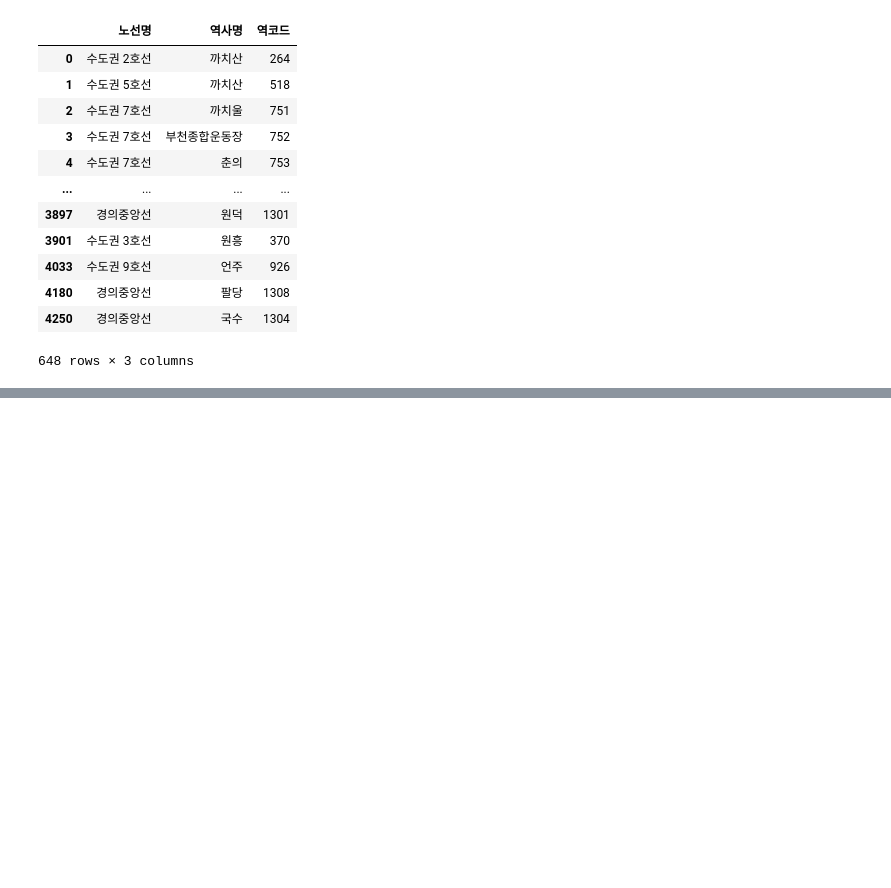
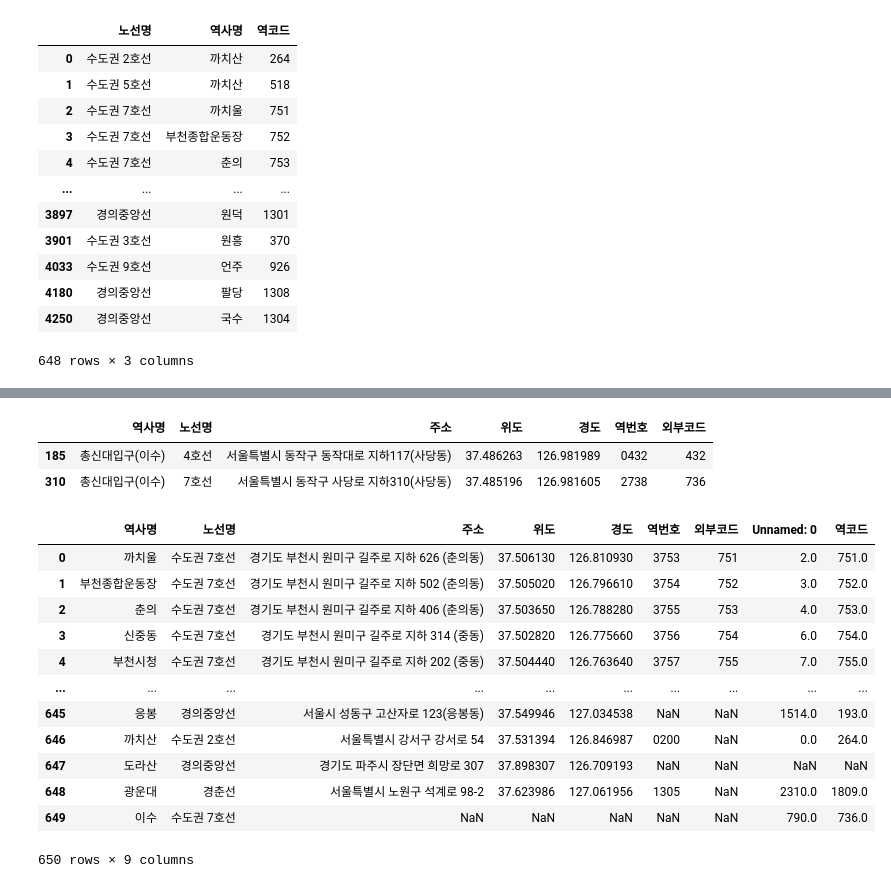
Before and after one commit to 23-1-CauCapstone-Team3/DataPreprocessing, a Jupyter notebook: train/station.ipynb, the cells around one changed output, grey strips where cells are left out. Drawn from its saved outputs; the diff is of its cells as text; code cells hidden in the pictures; blank space fills up the shorter version.

```diff
--- a/train/station.ipynb
+++ b/train/station.ipynb
@@ -1226,0 +1229,14 @@ stations_odsay.to_csv("odsay_station.csv")
+# %%
+# 역이름 맞추기
+station = pd.read_csv("result_train_station.csv")
+odsay = pd.read_csv("odsay_station.csv")
+# %%
+odsay["노선명"] = odsay["노선명"].replace({
+    "우이신설경전철": "우이신설선",
+    "수인.분당선": "수인분당선",
+    "수도권 신분당선": "신분당선",
+    "수도권 공항철도": "공항철도",
+    "수도권 경춘선": "경춘선"
+})
+
+set(odsay["노선명"])
@@ -1226,0 +1260,15 @@ stations_odsay.to_csv("odsay_station.csv")
+# %%
+station["노선명"] = station["노선명"].replace({
+    "1호선": "수도권 1호선",
+    "2호선": "수도권 2호선",
+    "3호선": "수도권 3호선",
+    "4호선": "수도권 4호선",
+    "5호선": "수도권 5호선",
+    "6호선": "수도권 6호선",
+    "7호선": "수도권 7호선",
+    "8호선": "수도권 8호선",
+    "9호선": "수도권 9호선",
+    "공항철도선": "공항철도"
+})
+
+set(station["노선명"])
@@ -1226,0 +1381,27 @@ stations_odsay.to_csv("odsay_station.csv")
+# %%
+station[station["역사명"] == "총신대입구(이수)"]
+
+# 7호선 역사명 수동 변경
+# 도라산은 없어도 무관 (시간표에도 없음, 서울 막차와 무관)
+# %% [output]
+|  | 역사명 | 노선명 | 주소 | 위도 | 경도 | 역번호 | 외부코드 |
+| 185 | 총신대입구(이수) | 4호선 | 서울특별시 동작구 동작대로 지하117(사당동) | 37.486263 | 126.981989 | 0432 | 432 |
+| 310 | 총신대입구(이수) | 7호선 | 서울특별시 동작구 사당로 지하310(사당동) | 37.485196 | 126.981605 | 2738 | 736 |
+# %%
+result = pd.merge(station, odsay, on=['역사명', '노선명'], how='outer')
+
+result
+# %% [output]
+|  | 역사명 | 노선명 | 주소 | 위도 | 경도 | 역번호 | 외부코드 | Unnamed: 0 | 역코드 |
+| 0 | 까치울 | 수도권 7호선 | 경기도 부천시 원미구 길주로 지하 626 (춘의동) | 37.506130 | 126.810930 | 3753 | 751 | 2.0 | 751.0 |
+| 1 | 부천종합운동장 | 수도권 7호선 | 경기도 부천시 원미구 길주로 지하 502 (춘의동) | 37.505020 | 126.796610 | 3754 | 752 | 3.0 | 752.0 |
+| 2 | 춘의 | 수도권 7호선 | 경기도 부천시 원미구 길주로 지하 406 (춘의동) | 37.503650 | 126.788280 | 3755 | 753 | 4.0 | 753.0 |
+| 3 | 신중동 | 수도권 7호선 | 경기도 부천시 원미구 길주로 지하 314 (중동) | 37.502820 | 126.775660 | 3756 | 754 | 6.0 | 754.0 |
+| 4 | 부천시청 | 수도권 7호선 | 경기도 부천시 원미구 길주로 지하 202 (중동) | 37.504440 | 126.763640 | 3757 | 755 | 7.0 | 755.0 |
+| ... | ... | ... | ... | ... | ... | ... | ... | ... | ... |
+| 645 | 응봉 | 경의중앙선 | 서울시 성동구 고산자로 123(응봉동) | 37.549946 | 127.034538 | NaN | NaN | 1514.0 | 193.0 |
+| 646 | 까치산 | 수도권 2호선 | 서울특별시 강서구 강서로 54 | 37.531394 | 126.846987 | 0200 | NaN | 0.0 | 264.0 |
+| 647 | 도라산 | 경의중앙선 | 경기도 파주시 장단면 희망로 307 | 37.898307 | 126.709193 | NaN | NaN | NaN | NaN |
+| 648 | 광운대 | 경춘선 | 서울특별시 노원구 석계로 98-2 | 37.623986 | 127.061956 | 1305 | NaN | 2310.0 | 1809.0 |
+| 649 | 이수 | 수도권 7호선 | NaN | NaN | NaN | NaN | NaN | 790.0 | 736.0 |
+650 rows × 9 columns
```
Also changed, not shown: parts of 8 cells of this notebook, 4 other files.
